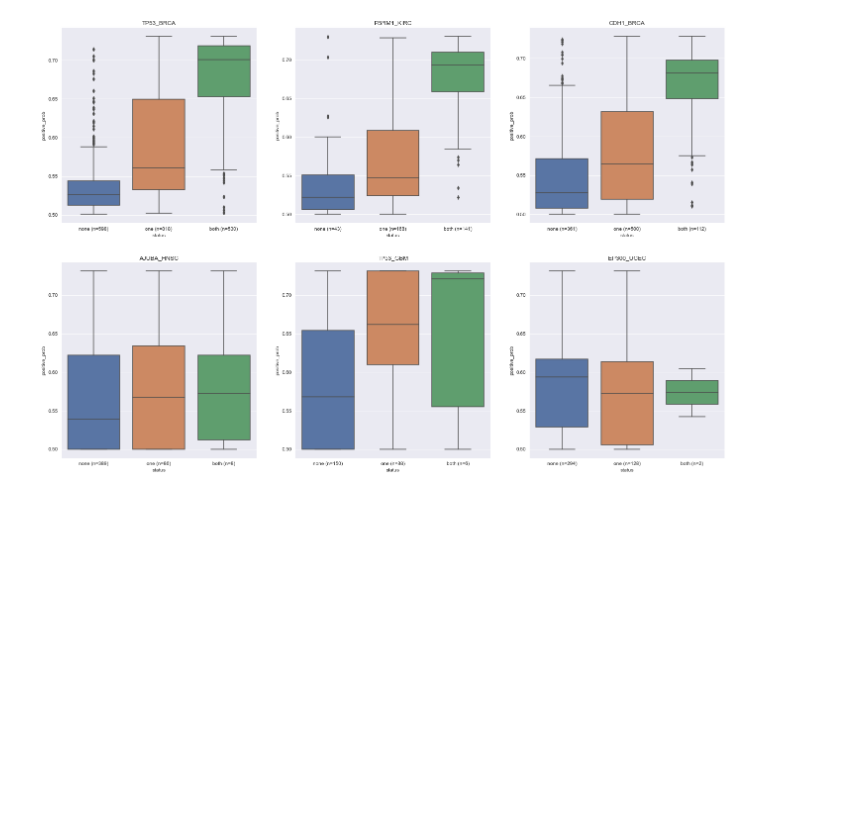
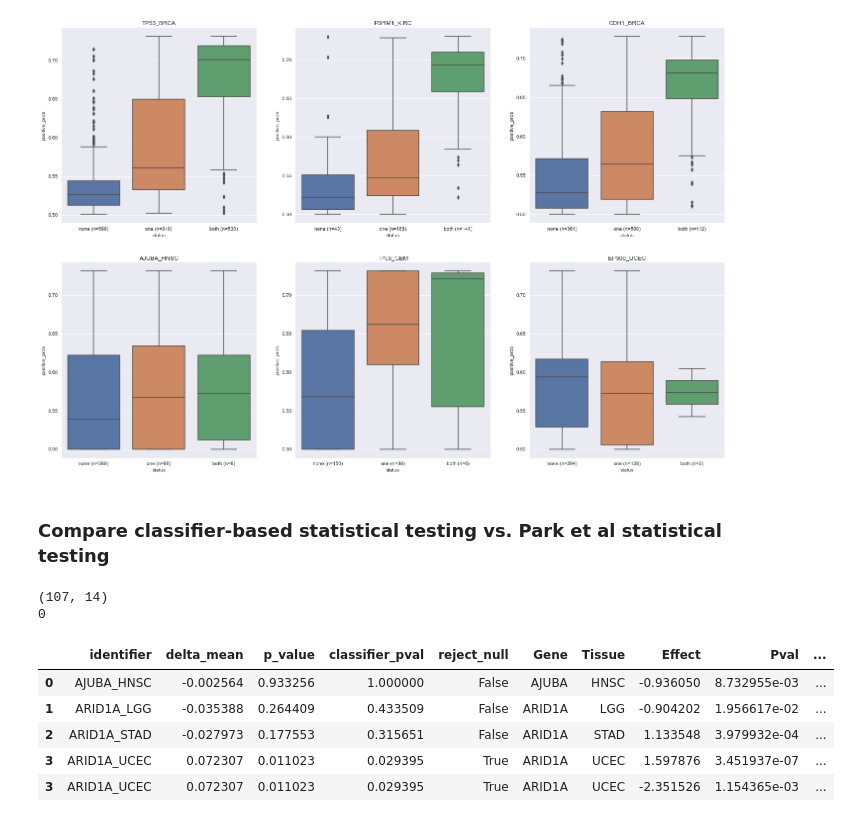
Before and after one commit to greenelab/mutation-fn, a Jupyter notebook: 3_park_analysis.ipynb, the cells around one changed output. Saved outputs shown, nothing was run; the diff lists cells and outputs as text; code cells hidden in the pictures; blank space fills up the shorter version.

```diff
--- a/3_park_analysis.ipynb
+++ b/3_park_analysis.ipynb
@@ -448,3 +444,23 @@ for ix, identifier in enumerate(plot_ids):
     ax.set_title(identifier)
 # %% [output]
 [figure]
+# %% [markdown]
+### Compare classifier-based statistical testing vs. Park et al statistical testing
+# %%
+pair_df = (info_compare_df
+    .merge(park_df, left_on='identifier', right_index=True)
+    .rename(columns={'corr_pval': 'classifier_pval',
+                     'FDR': 'park_pval'})
+)
+print(pair_df.shape)
+print(pair_df.classifier_pval.isna().sum())
+pair_df.head()
+# %% [output]
+(107, 14)
+0
+|  | identifier | delta_mean | p_value | classifier_pval | reject_null | Gene | Tissue | Effect | Pval | ... |
+| 0 | AJUBA_HNSC | -0.002564 | 0.933256 | 1.000000 | False | AJUBA | HNSC | -0.936050 | 8.732955e-03 | ... |
+| 1 | ARID1A_LGG | -0.035388 | 0.264409 | 0.433509 | False | ARID1A | LGG | -0.904202 | 1.956617e-02 | ... |
+| 2 | ARID1A_STAD | -0.027973 | 0.177553 | 0.315651 | False | ARID1A | STAD | 1.133548 | 3.979932e-04 | ... |
+| 3 | ARID1A_UCEC | 0.072307 | 0.011023 | 0.029395 | True | ARID1A | UCEC | 1.597876 | 3.451937e-07 | ... |
+| 3 | ARID1A_UCEC | 0.072307 | 0.011023 | 0.029395 | True | ARID1A | UCEC | -2.351526 | 1.154365e-03 | ... |
```
Also changed, not shown: parts of 3 cells of this notebook, 1 other file.
